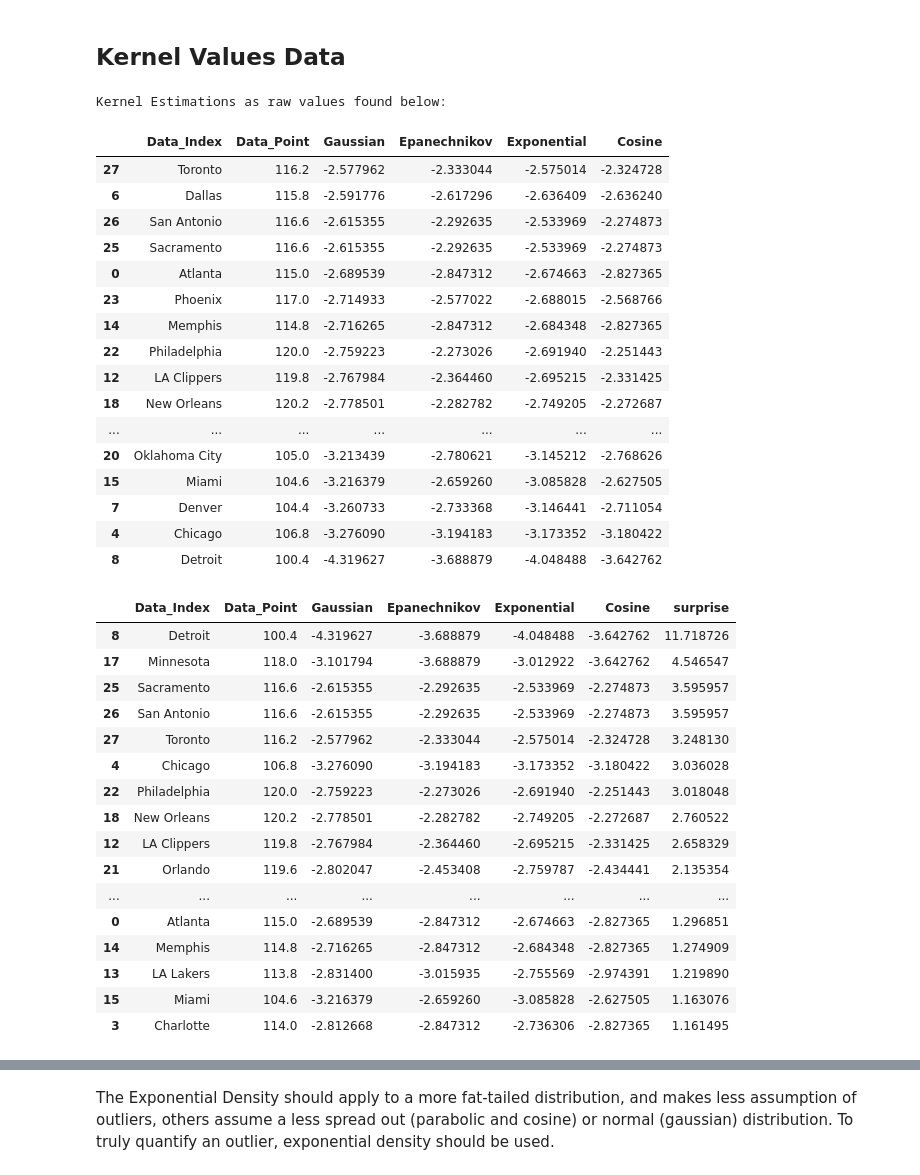
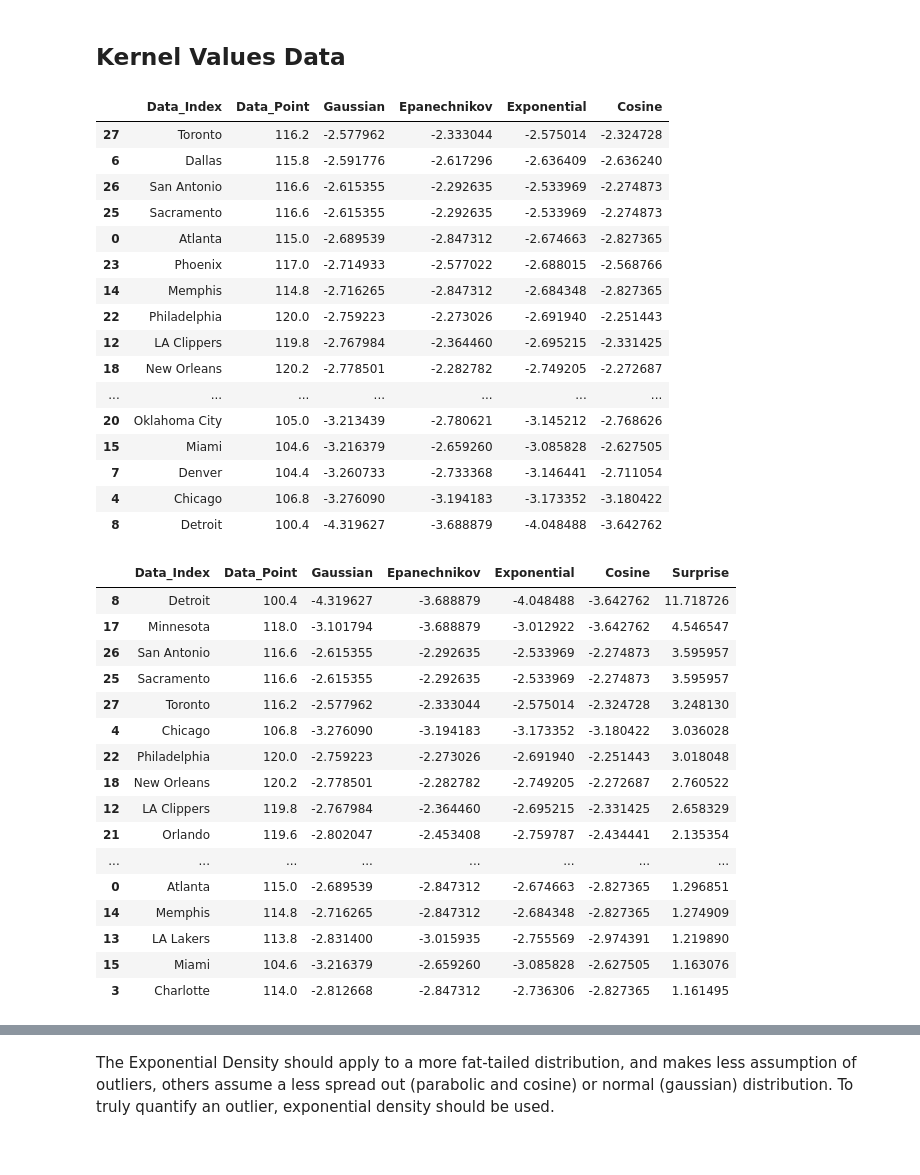
Before and after one commit to gilpasternak35/Likelihood, a Jupyter notebook: likelihood-public.ipynb, the cells around one changed output, grey strips where cells are left out. Cells and saved outputs as stored; diff of their text form; code cells hidden in the pictures.

```diff
--- a/likelihood-public.ipynb
+++ b/likelihood-public.ipynb
@@ -348,8 +434,8 @@ The Kernel Estimation for a Gaussian, Cosine, Triangular, and Parabolic Kernel a
 def cosKernel(stat):
     stat = stat.to_numpy().reshape(-1,1)
     l = neighbors.KernelDensity(kernel = 'cosine').fit(stat)
-    density = l.score_samples(stat)
-    return density
+    cos_density = l.score_samples(stat)
+    return cos_density
 # %%
 # Using gaussian kernel function to get estimate for log density
 def gaussKernel(stat):
@@ -397,7 +483,6 @@ def retPVal(col):
 # Assigning initial kernal estimations
 def kernelEstimator(indx, stat):
     kernelEstimate = pd.DataFrame()
-    print("Kernel Estimations as raw values found below:")
     kernelEstimate = kernelEstimate.assign(Data_Index = indx, Data_Point = stat,Gaussian = gaussKernel(stat),
                                                Epanechnikov = parabolicKernel(stat), Exponential = expKernel(stat),
                                                Cosine = cosKernel(stat))
@@ -407,7 +492,6 @@ def kernelEstimator(indx, stat):
 kernelEstimation = kernelEstimator(indx, stat)
 kernelEstimation
 # %% [output]
-Kernel Estimations as raw values found below:
 |  | Data_Index | Data_Point | Gaussian | Epanechnikov | Exponential | Cosine |
 | 27 | Toronto | 116.2 | -2.577962 | -2.333044 | -2.575014 | -2.324728 |
 | 6 | Dallas | 115.8 | -2.591776 | -2.617296 | -2.636409 | -2.636240 |
@@ -428,27 +512,27 @@ Kernel Estimations as raw values found below:
 # %%
 # Calculating their average
 def surprise_estimator(kernelEstimation):
     numDevMax = (kernelEstimation.get("Data_Point").max() - kernelEstimation.get("Data_Point").mean())/kernelEstimation.get("Data_Point").std()
     numDevMin = (kernelEstimation.get("Data_Point").min() - kernelEstimation.get("Data_Point").mean())/kernelEstimation.get("Data_Point").std()
     numDev = max(numDevMax, numDevMin)
     if(numDev > 3.2):
         metric = retPVal(kernelEstimation.get("Exponential"))
     elif((numDev <=3.2) & (numDev >= 2)):
         metric = retPVal(kernelEstimation.get("Gaussian"))
     else:
         metric = retPVal(kernelEstimation.get("Exponential")+kernelEstimation.get("Epanechnikov"))
     # Surprise Metric
-    kernelEstimation  = kernelEstimation.assign(surprise = -np.log2(metric))
-    kernelEstimation = kernelEstimation.sort_values(by = "surprise", ascending = False)
+    kernelEstimation  = kernelEstimation.assign(Surprise = -np.log2(metric))
+    kernelEstimation = kernelEstimation.sort_values(by = "Surprise", ascending = False)
     return kernelEstimation
 kernelEstimation = surprise_estimator(kernelEstimation)
 kernelEstimation
 # %% [output]
-|  | Data_Index | Data_Point | Gaussian | Epanechnikov | Exponential | Cosine | surprise |
+|  | Data_Index | Data_Point | Gaussian | Epanechnikov | Exponential | Cosine | Surprise |
 | 8 | Detroit | 100.4 | -4.319627 | -3.688879 | -4.048488 | -3.642762 | 11.718726 |
 | 17 | Minnesota | 118.0 | -3.101794 | -3.688879 | -3.012922 | -3.642762 | 4.546547 |
+| 26 | San Antonio | 116.6 | -2.615355 | -2.292635 | -2.533969 | -2.274873 | 3.595957 |
 | 25 | Sacramento | 116.6 | -2.615355 | -2.292635 | -2.533969 | -2.274873 | 3.595957 |
-| 26 | San Antonio | 116.6 | -2.615355 | -2.292635 | -2.533969 | -2.274873 | 3.595957 |
 | 27 | Toronto | 116.2 | -2.577962 | -2.333044 | -2.575014 | -2.324728 | 3.248130 |
 | 4 | Chicago | 106.8 | -3.276090 | -3.194183 | -3.173352 | -3.180422 | 3.036028 |
 | 22 | Philadelphia | 120.0 | -2.759223 | -2.273026 | -2.691940 | -2.251443 | 3.018048 |
```
Also changed, not shown: parts of 22 cells of this notebook.
